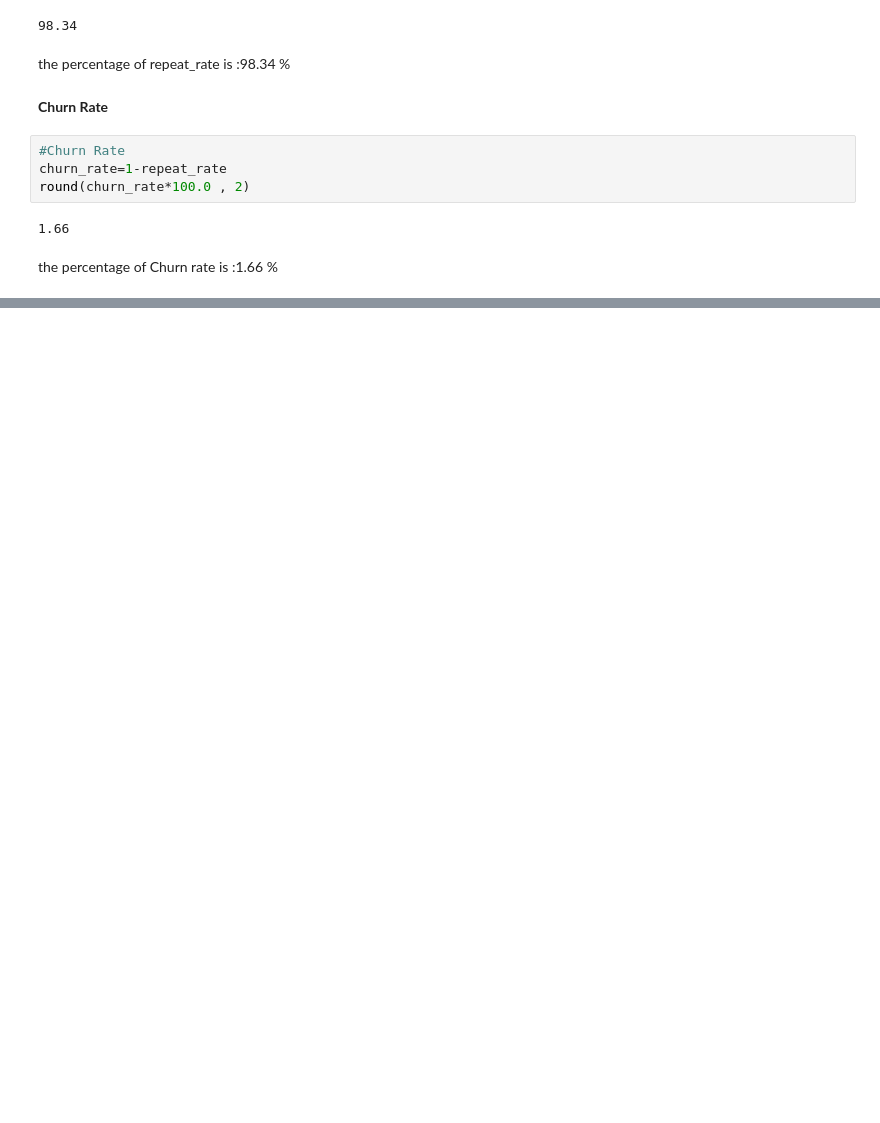
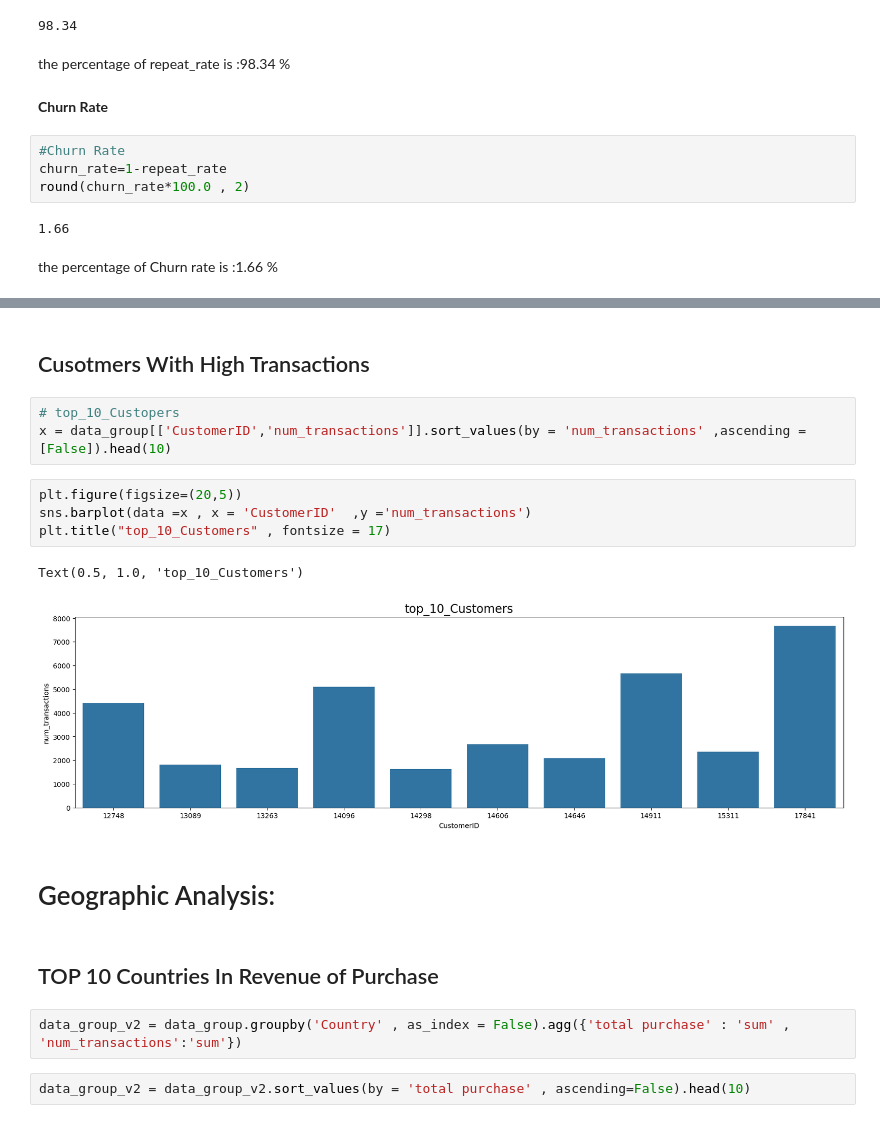
Before and after one commit to Rehman-Shaikh/Rahman-Analytics-Lab, a Jupyter notebook: project_01/project_01.ipynb, the cells around one changed output, grey strips where cells are left out. Cells and saved outputs as stored; diff of their text form; blank space fills up the shorter version.

```diff
--- a/project_01/project_01.ipynb
+++ b/project_01/project_01.ipynb
@@ -140,0 +176,20 @@ the percentage of Churn rate is :1.66 %
+# %% [markdown]
+## Cusotmers With High Transactions
+# %%
+# top_10_Custopers
+x = data_group[['CustomerID','num_transactions']].sort_values(by = 'num_transactions' ,ascending = [False]).head(10)
+# %%
+plt.figure(figsize=(20,5))
+sns.barplot(data =x , x = 'CustomerID'	,y ='num_transactions')
+plt.title("top_10_Customers" , fontsize = 17)
+# %% [output]
+Text(0.5, 1.0, 'top_10_Customers')
+[figure, added]
+# %% [markdown]
+# Geographic Analysis:
+# %% [markdown]
+## TOP 10 Countries In Revenue of Purchase
+# %%
+data_group_v2 = data_group.groupby('Country' , as_index = False).agg({'total purchase' : 'sum' , 'num_transactions':'sum'})
+# %%
+data_group_v2 = data_group_v2.sort_values(by = 'total purchase' , ascending=False).head(10)
```
Also changed, not shown: parts of 57 cells of this notebook, 1 other file.
